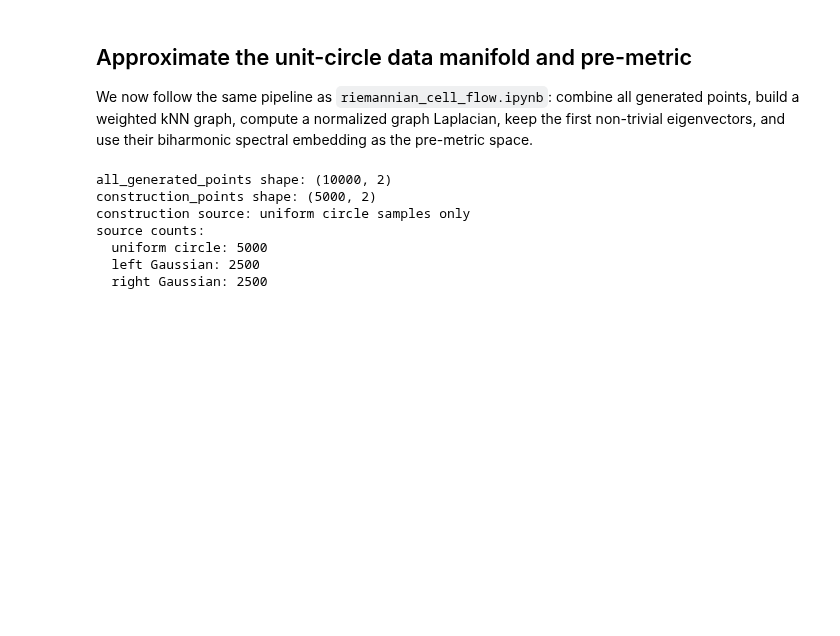
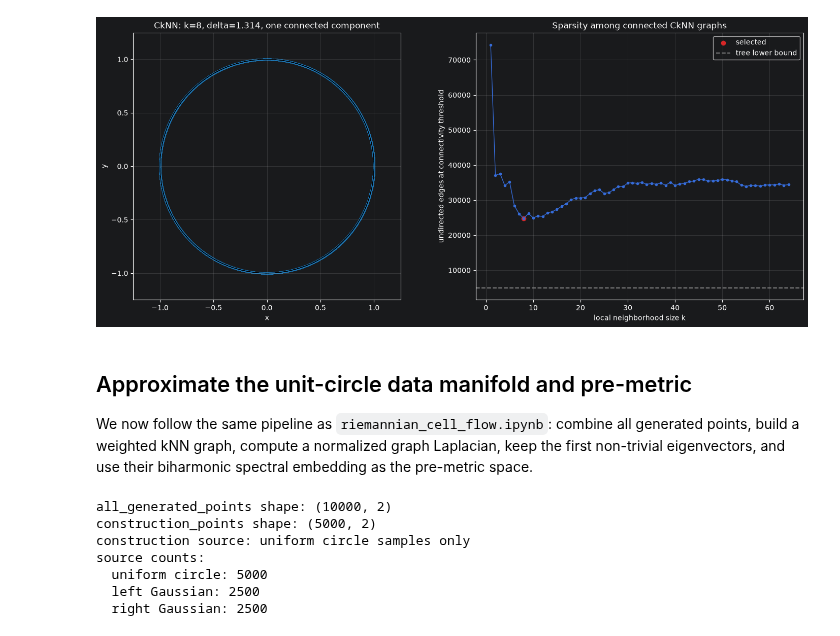
Before and after one commit to markuslaengst/CellFlow, a Jupyter notebook: docs/notebooks/riemannian_unit_circle_toy_example.ipynb, the cells around one changed output. Drawn from its saved outputs; the diff is of its cells as text; code cells hidden in the pictures; blank space fills up the shorter version.

```diff
--- a/docs/notebooks/riemannian_unit_circle_toy_example.ipynb
+++ b/docs/notebooks/riemannian_unit_circle_toy_example.ipynb
@@ -124,3 +239,35 @@ Right Gaussian radial range: 0.9999999999999999 1.0
+# %%
+cknn_upper_edges = triu(W_cknn, k=1).tocoo()
+cknn_segments = np.stack(
+    (cknn_points[cknn_upper_edges.row], cknn_points[cknn_upper_edges.col]), axis=1
+)
+
+fig, axes = plt.subplots(1, 2, figsize=(14, 6), constrained_layout=True)
+axes[0].add_collection(
+    LineCollection(cknn_segments, colors="black", linewidths=0.35, alpha=0.25)
+)
+axes[0].scatter(cknn_points[:, 0], cknn_points[:, 1], s=3, color="tab:blue")
+axes[0].add_patch(plt.Circle((0, 0), radius, fill=False, color="black"))
+axes[0].set_aspect("equal", adjustable="box")
+axes[0].set_xlim(-plot_limit, plot_limit)
+axes[0].set_ylim(-plot_limit, plot_limit)
+axes[0].set_xlabel("x")
+axes[0].set_ylabel("y")
+axes[0].set_title(
+    f"CkNN: k={cknn_k}, delta={cknn_delta:.3f}, one connected component"
+)
+axes[1].plot(cknn_search_df["k"], cknn_search_df["edges"], marker=".", linewidth=1)
+axes[1].scatter([cknn_k], [W_cknn.nnz // 2], color="tab:red", label="selected")
+axes[1].axhline(cknn_n_points - 1, color="gray", linestyle="--", label="tree lower bound")
+axes[1].set_xlabel("local neighborhood size k")
+axes[1].set_ylabel("undirected edges at connectivity threshold")
+axes[1].set_title("Sparsity among connected CkNN graphs")
+axes[1].legend()
+for ax in axes:
+    ax.grid(alpha=0.25)
+plt.show()
+# %% [output]
+[figure, added]
 # %% [markdown]
 ## Approximate the unit-circle data manifold and pre-metric
 
```
Also changed, not shown: parts of 4 cells of this notebook, 1 other file.
